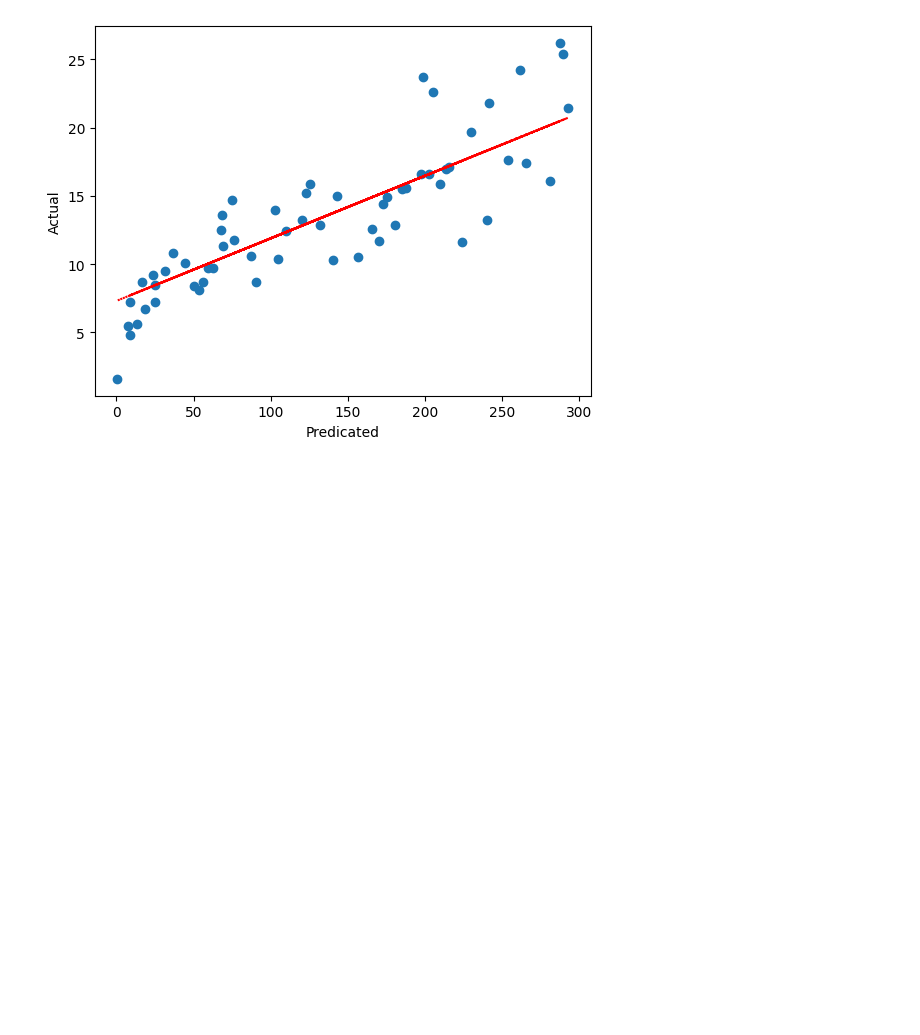
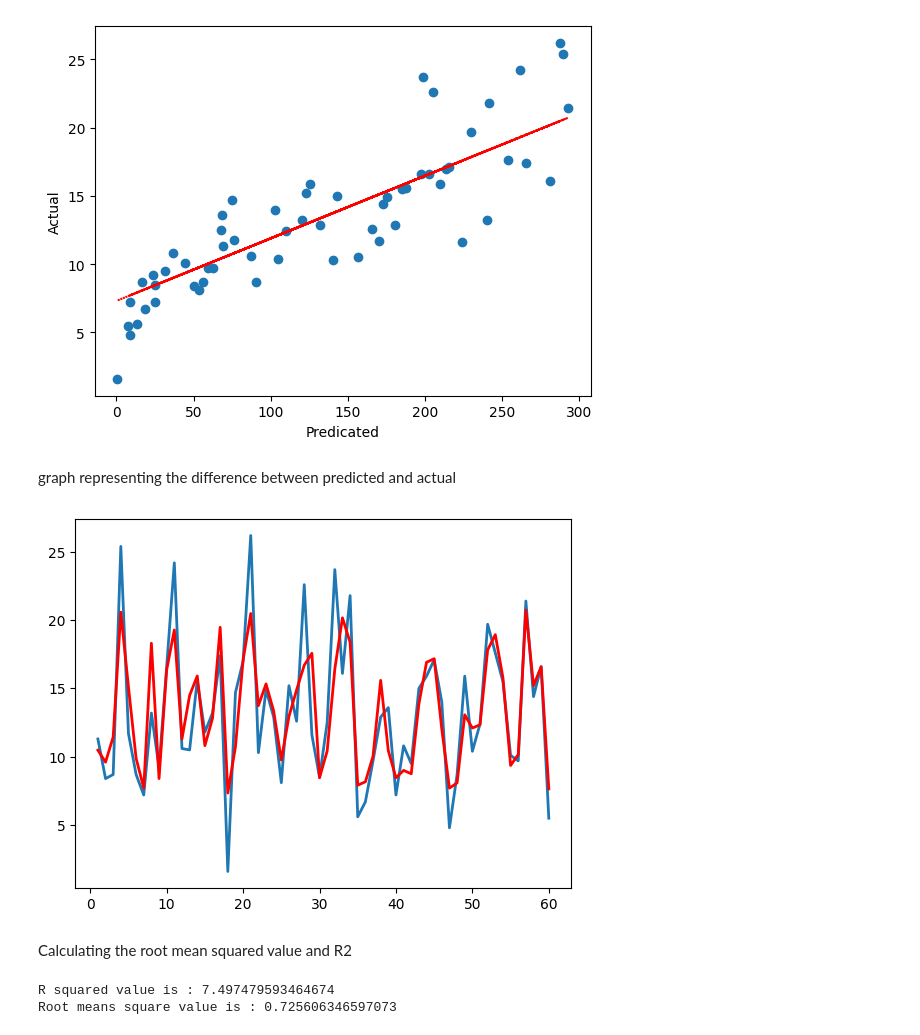
Before and after one commit to Dhruvin3103/ML, a Jupyter notebook: LinearRegression_TV_Sales.ipynb, the cells around one changed output. Drawn from its saved outputs; the diff is of its cells as text; code cells hidden in the pictures; blank space fills up the shorter version.

```diff
--- a/LinearRegression_TV_Sales.ipynb
+++ b/LinearRegression_TV_Sales.ipynb
@@ -71,3 +71,21 @@ plt.show()
 plt.show()
 # %% [output]
 [figure]
+# %% [markdown]
+graph representing the difference between predicted and actual
+# %%
+c = [i for i in range(1,61)]
+plt.plot(c,Y_test,linewidth=2,linestyle="-")
+plt.plot(c,Y_pred,linewidth=2,linestyle="-",color="red")
+plt.show()
+# %% [output]
+[figure, added]
+# %% [markdown]
+Calculating the root mean squared value and R2
+# %%
+from sklearn.metrics import mean_squared_error,r2_score
+print("R squared value is : "+str(mean_squared_error(Y_test,Y_pred)))
+print("Root means square value is : "+str(r2_score(Y_test,Y_pred)))
+# %% [output]
+R squared value is : 7.497479593464674
+Root means square value is : 0.725606346597073
```
